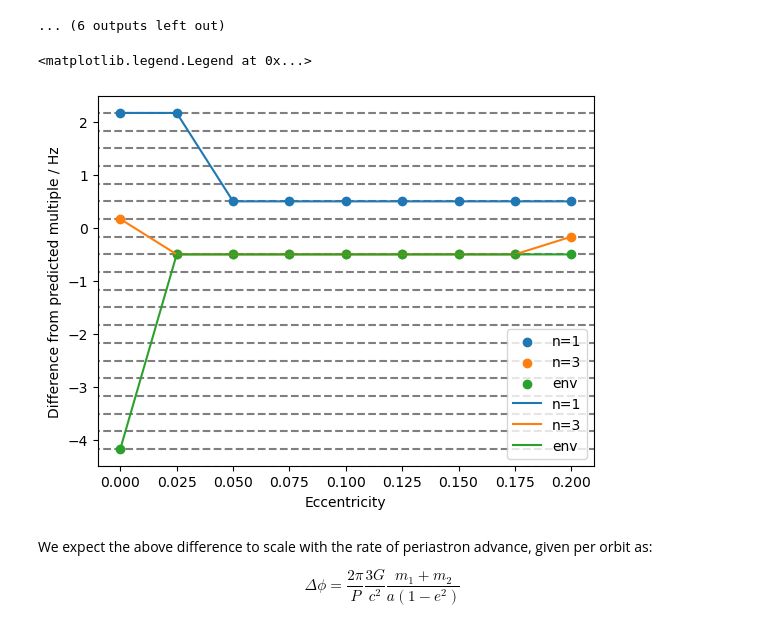
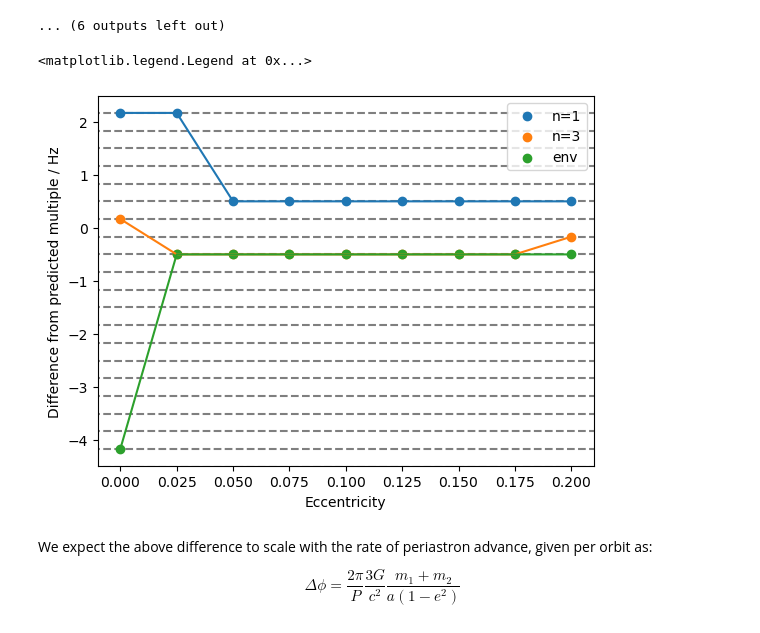
Before and after one commit to BenGPatterson/EccentricBinaries, a Jupyter notebook: notebooks/n_component_decomposition.ipynb, the cells around one changed output. Saved outputs shown, nothing was run; the diff lists cells and outputs as text; code cells hidden in the pictures.

```diff
--- a/notebooks/n_component_decomposition.ipynb
+++ b/notebooks/n_component_decomposition.ipynb
@@ -919,21 +919,21 @@ for e in [0,0.025,0.05,0.075,0.1,0.125,0.15,0.175,0.2]:
 # %%
 plt.scatter([0,0.025,0.05,0.075,0.1,0.125,0.15,0.175,0.2], np.array(n1_peaks)-np.array(n2_peaks)/2, label='n=1')
 plt.scatter([0,0.025,0.05,0.075,0.1,0.125,0.15,0.175,0.2], np.array(n3_peaks)-3*np.array(n2_peaks)/2, label='n=3')
 plt.scatter([0,0.025,0.05,0.075,0.1,0.125,0.15,0.175,0.2], np.array(env_peaks)-np.array(n2_peaks)/2, label='env')
-plt.plot([0,0.025,0.05,0.075,0.1,0.125,0.15,0.175,0.2], np.array(n1_peaks)-np.array(n2_peaks)/2, label='n=1')
-plt.plot([0,0.025,0.05,0.075,0.1,0.125,0.15,0.175,0.2], np.array(n3_peaks)-3*np.array(n2_peaks)/2, label='n=3')
-plt.plot([0,0.025,0.05,0.075,0.1,0.125,0.15,0.175,0.2], np.array(env_peaks)-np.array(n2_peaks)/2, label='env')
+plt.plot([0,0.025,0.05,0.075,0.1,0.125,0.15,0.175,0.2], np.array(n1_peaks)-np.array(n2_peaks)/2)
+plt.plot([0,0.025,0.05,0.075,0.1,0.125,0.15,0.175,0.2], np.array(n3_peaks)-3*np.array(n2_peaks)/2)
+plt.plot([0,0.025,0.05,0.075,0.1,0.125,0.15,0.175,0.2], np.array(env_peaks)-np.array(n2_peaks)/2)
 xlims = plt.gca().get_xlim()
 ylims = plt.gca().get_ylim()
 plt.hlines(np.arange(-33/6, 33/6, 1/3),-1,1,zorder=-1,colors='k',alpha=0.5,ls='dashed')
 plt.ylim(ylims)
 plt.xlim(xlims)
 plt.xlabel('Eccentricity')
 plt.ylabel('Difference from predicted multiple / Hz')
 plt.legend()
 # %% [output]
 <matplotlib.legend.Legend at 0x...>
-[figure, old version]
+[figure, new version]
 # %% [markdown]
 We expect the above difference to scale with the rate of periastron advance, given per orbit as:
 
```
Also changed, not shown: parts of 9 cells of this notebook, 7 other files.
